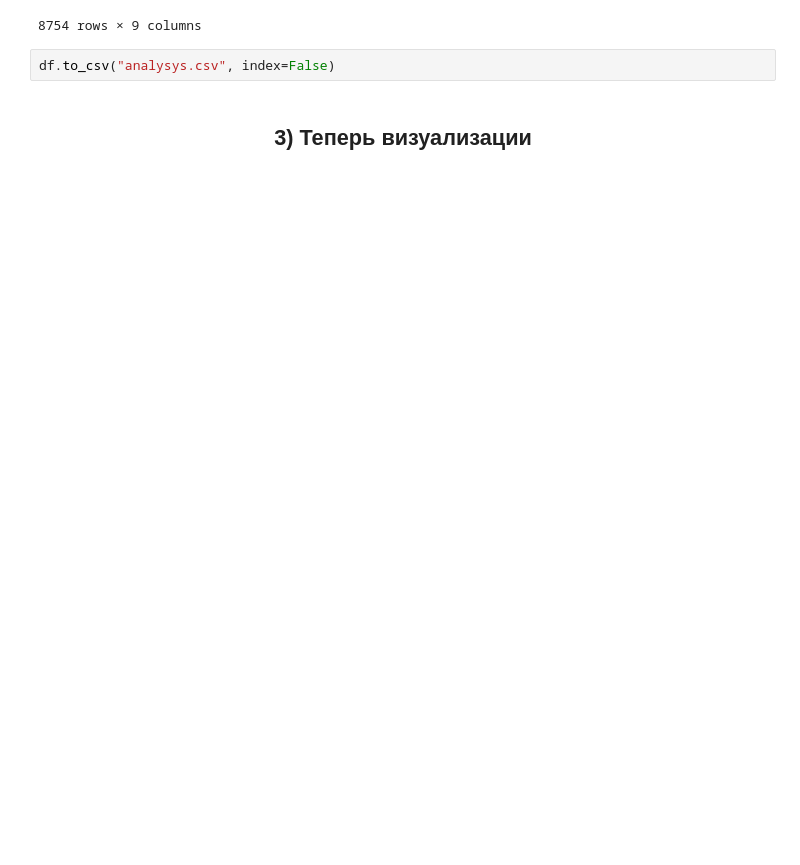
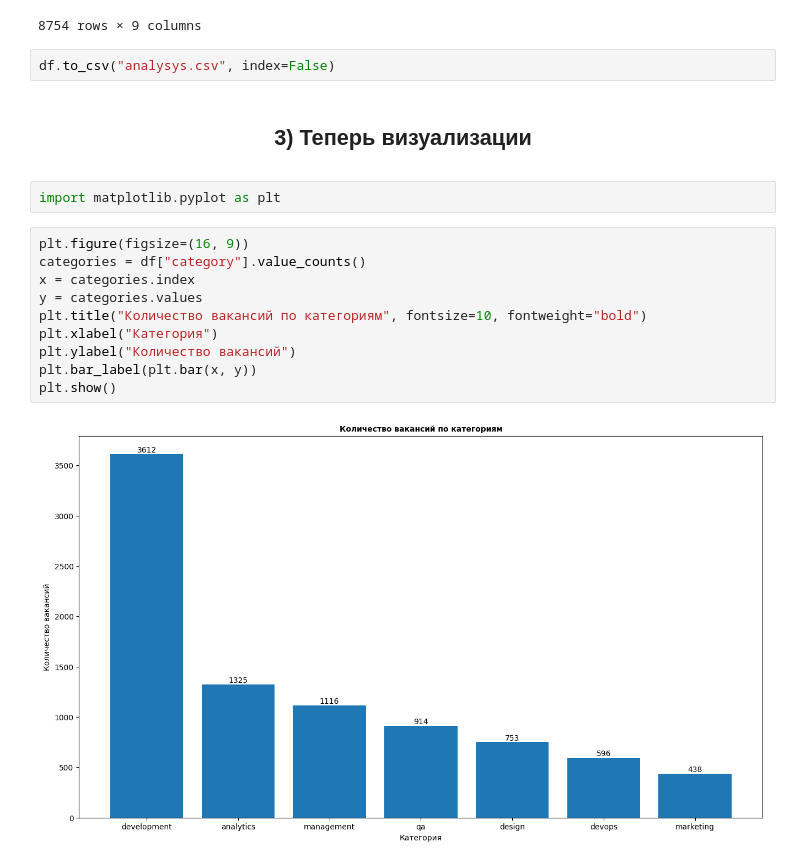
Before and after one commit to kmvitik/smadimo_group_project_2_scraping_api, a Jupyter notebook: analysys.ipynb, the cells around one changed output. Drawn from its saved outputs; the diff is of its cells as text; blank space fills up the shorter version.

```diff
--- a/analysys.ipynb
+++ b/analysys.ipynb
@@ -661,3 +712,17 @@ df
 df.to_csv("analysys.csv", index=False)
 # %% [markdown]
 <center><h2><strong>3) Теперь визуализации</strong></h2></center>
+# %%
+import matplotlib.pyplot as plt
+# %%
+plt.figure(figsize=(16, 9))
+categories = df["category"].value_counts()
+x = categories.index
+y = categories.values
+plt.title("Количество вакансий по категориям", fontsize=10, fontweight="bold")
+plt.xlabel("Категория")
+plt.ylabel("Количество вакансий")
+plt.bar_label(plt.bar(x, y))
+plt.show()
+# %% [output]
+[figure, added]
```
Also changed, not shown: parts of 16 cells of this notebook.
